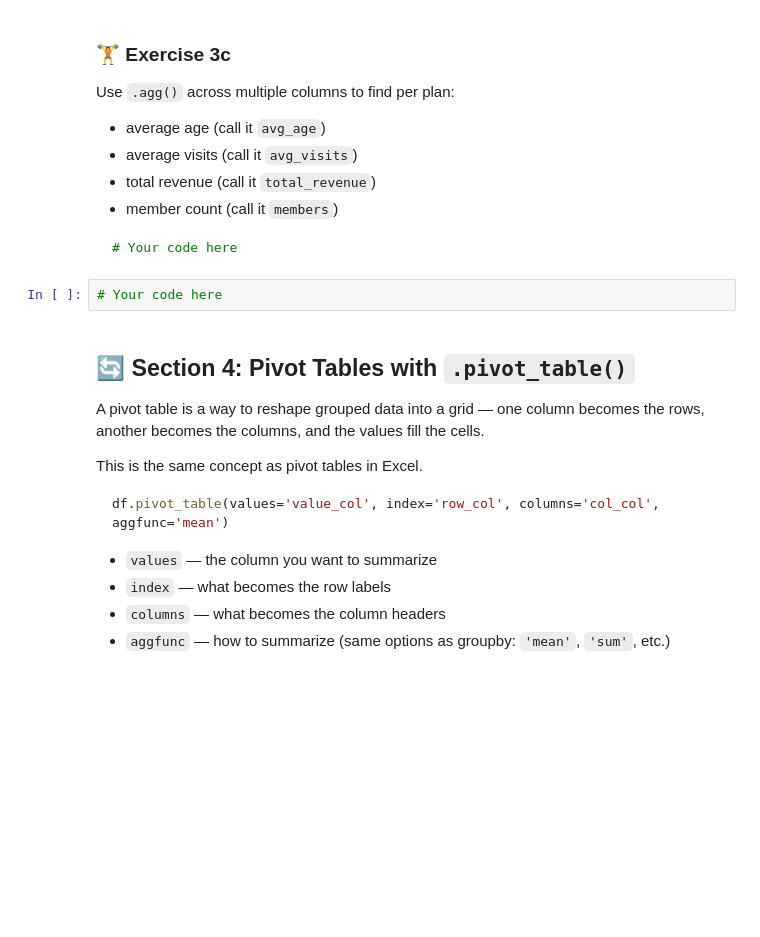
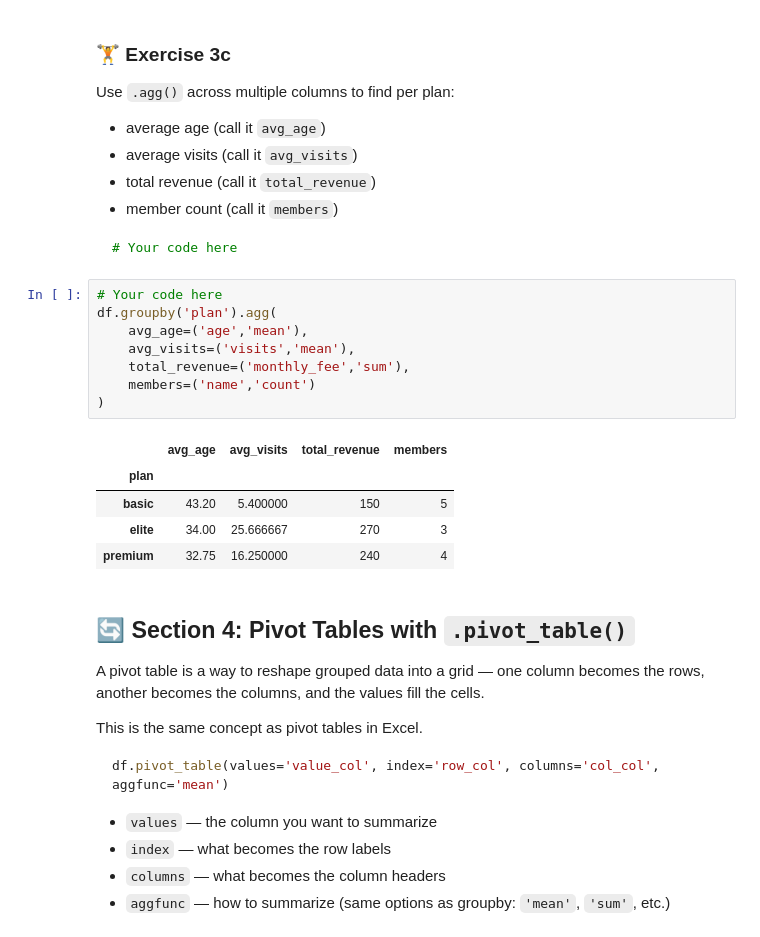
Before and after one commit to BrianCarela/Data-analytics-practice, a Jupyter notebook: 02_pandas_and_numpy/02_02_filtering_and_groupby.ipynb, the cells around one changed output. Drawn from its saved outputs; the diff is of its cells as text; blank space fills up the shorter version.

````diff
--- a/02_pandas_and_numpy/02_02_filtering_and_groupby.ipynb
+++ b/02_pandas_and_numpy/02_02_filtering_and_groupby.ipynb
@@ -373,6 +369,18 @@ Use `.agg()` across multiple columns to find per plan:
 ```
 # %%
 # Your code here
+df.groupby('plan').agg(
+    avg_age=('age','mean'),
+    avg_visits=('visits','mean'),
+    total_revenue=('monthly_fee','sum'),
+    members=('name','count')
+)
+# %% [output]
+|  | avg_age | avg_visits | total_revenue | members |
+| plan |  |  |  |  |
+| basic | 43.20 | 5.400000 | 150 | 5 |
+| elite | 34.00 | 25.666667 | 270 | 3 |
+| premium | 32.75 | 16.250000 | 240 | 4 |
 # %% [markdown]
 ## 🔄 Section 4: Pivot Tables with `.pivot_table()`
 
````
Also changed, not shown: parts of 1 cell of this notebook.
